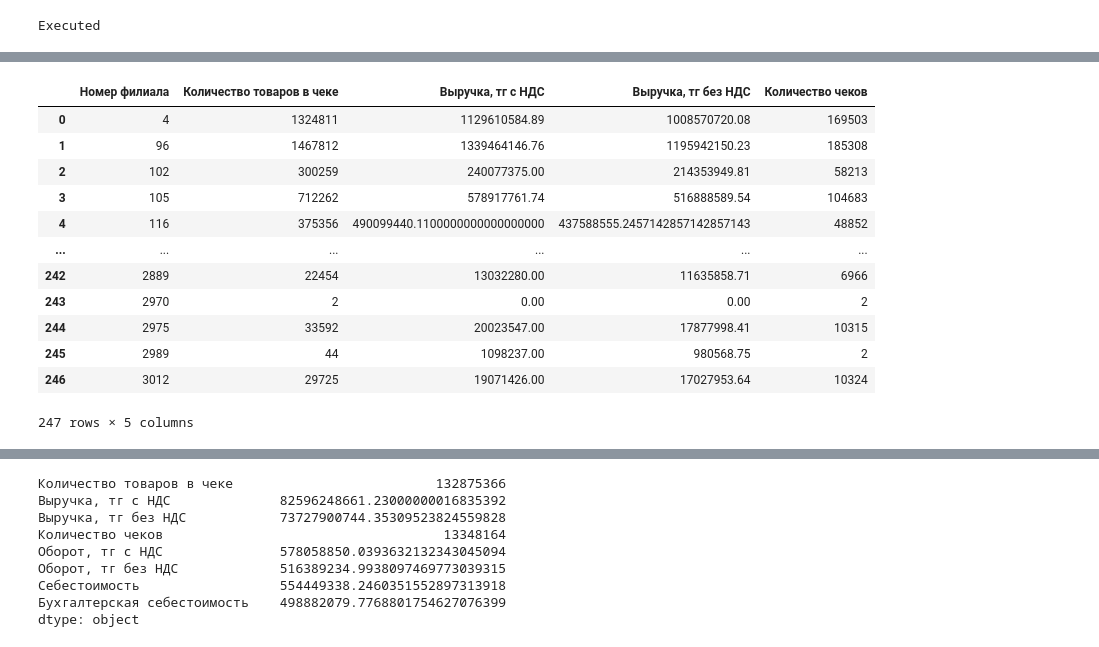
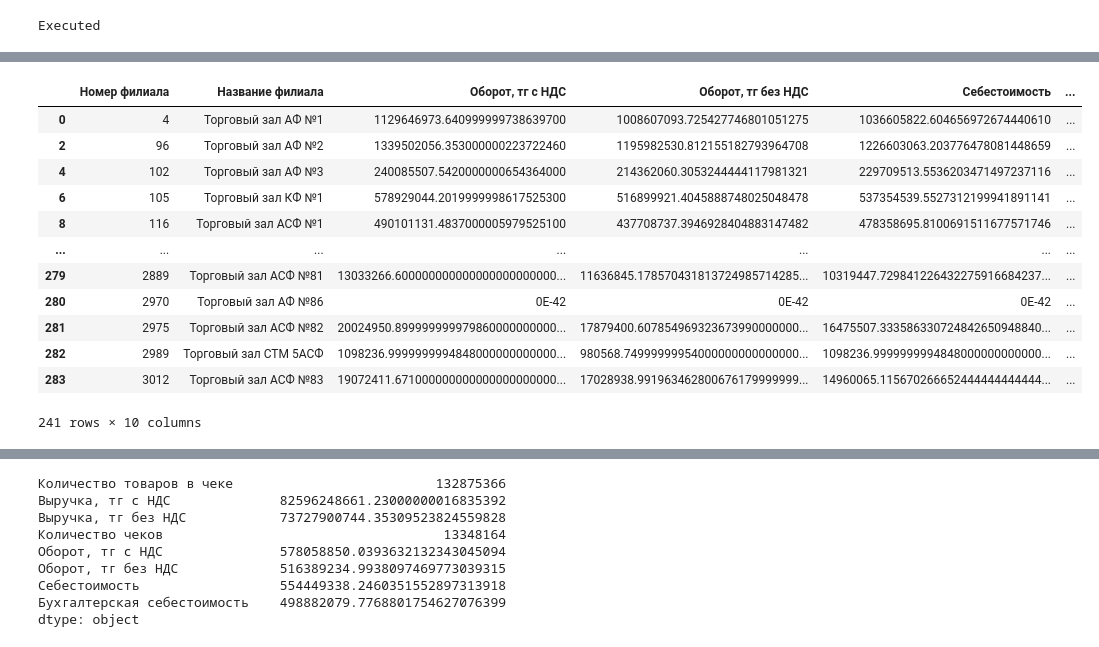
Before and after one commit to OPELsinus/robot-2t-dwh, a Jupyter notebook: 1583_DWH.ipynb, the cells around one changed output, grey strips where cells are left out. Cells and saved outputs as stored; diff of their text form; code cells hidden in the pictures.

```diff
--- a/1583_DWH.ipynb
+++ b/1583_DWH.ipynb
@@ -244,8 +223,8 @@ df3 = df.copy()
 for i in df3['Номер филиала'].unique():
     print(i, df3[df3['Номер филиала'] == i].index)
     ids = df3[df3['Номер филиала'] == i].index
-    print(df3.loc[ids, df3.columns[1:]].sum())
-    df3.loc[ids[0], df3.columns[1:]] = df3.loc[ids, df3.columns[1:]].sum()
+    print(df3.loc[ids, df3.columns[2:]].sum())
+    df3.loc[ids[0], df3.columns[2:]] = df3.loc[ids, df3.columns[1:]].sum()
     try:
         df3 = df3.drop([ids[1]])
     except:
@@ -271,5 +266,3 @@ dtype: object
 # %%
-df3 = df3.reset_index()
-df3 = df3.drop(['index'], axis=1)
-df3
+df
 # %% [output]
@@ -294,8 +298,8 @@ for i in df3['Номер филиала']:
 # %%
-inds = []
-not_inds = []
-for i in range(len(df1)):
-    if df1.iloc[i].equals(df2.iloc[i]):
-        inds.append(i)
-    else:
-        not_inds.append(i)
+df4 = pd.concat([df2, df3], join='inner', axis=1)
+df4.columns = ['Номер филиала', 'Оборот, тг с НДС', 'Оборот, тг без НДС',
+       'Себестоимость', 'Бухгалтерская себестоимость', 'Номер филиала1',
+       'Название филиала', 'Количество товаров в чеке', 'Выручка, тг с НДС',
+       'Выручка, тг без НДС', 'Количество чеков']
+df4.insert(1, 'Название филиала', df4.pop('Название филиала'))
+df4
@@ -302,3 +320,4 @@ for i in range(len(df1)):
 # %%
-len(df3)
+df4 = df4.drop(['Номер филиала1'], axis=1)
+df4
 # %% [output]
@@ -318,16 +394,16 @@ len(df3)
 # %%
-df3
+df4
 # %% [output]
-|  | Номер филиала | Количество товаров в чеке | Выручка, тг с НДС | Выручка, тг без НДС | Количество чеков |
-| 0 | 4 | 1324811 | 1129610584.89 | 1008570720.08 | 169503 |
-| 1 | 96 | 1467812 | 1339464146.76 | 1195942150.23 | 185308 |
-| 2 | 102 | 300259 | 240077375.00 | 214353949.81 | 58213 |
-| 3 | 105 | 712262 | 578917761.74 | 516888589.54 | 104683 |
-| 4 | 116 | 375356 | 490099440.1100000000000000000 | 437588555.2457142857142857143 | 48852 |
-| ... | ... | ... | ... | ... | ... |
-| 242 | 2889 | 22454 | 13032280.00 | 11635858.71 | 6966 |
-| 243 | 2970 | 2 | 0.00 | 0.00 | 2 |
-| 244 | 2975 | 33592 | 20023547.00 | 17877998.41 | 10315 |
-| 245 | 2989 | 44 | 1098237.00 | 980568.75 | 2 |
-| 246 | 3012 | 29725 | 19071426.00 | 17027953.64 | 10324 |
+|  | Номер филиала | Название филиала | Оборот, тг с НДС | Оборот, тг без НДС | Себестоимость | ... |
+| 0 | 4 | Торговый зал АФ №1 | 1129646973.640999999738639700 | 1008607093.725427746801051275 | 1036605822.604656972674440610 | ... |
+| 2 | 96 | Торговый зал АФ №2 | 1339502056.353000000223722460 | 1195982530.812155182793964708 | 1226603063.203776478081448659 | ... |
+| 4 | 102 | Торговый зал АФ №3 | 240085507.5420000000654364000 | 214362060.3053244444117981321 | 229709513.5536203471497237116 | ... |
+| 6 | 105 | Торговый зал КФ №1 | 578929044.2019999998617525300 | 516899921.4045888748025048478 | 537354539.5527312199941891141 | ... |
+| 8 | 116 | Торговый зал АСФ №1 | 490101131.4837000005979525100 | 437708737.3946928404883147482 | 478358695.8100691511677571746 | ... |
+| ... | ... | ... | ... | ... | ... | ... |
+| 279 | 2889 | Торговый зал АСФ №81 | 13033266.600000000000000000000000... | 11636845.178570431813724985714285... | 10319447.729841226432275916684237... | ... |
+| 280 | 2970 | Торговый зал АФ №86 | 0E-42 | 0E-42 | 0E-42 | ... |
+| 281 | 2975 | Торговый зал АСФ №82 | 20024950.899999999979860000000000... | 17879400.607854969323673990000000... | 16475507.333586330724842650948840... | ... |
+| 282 | 2989 | Торговый зал СТМ 5АСФ | 1098236.9999999994848000000000000... | 980568.74999999954000000000000000... | 1098236.9999999994848000000000000... | ... |
+| 283 | 3012 | Торговый зал АСФ №83 | 19072411.671000000000000000000000... | 17028938.991963462800676179999999... | 14960065.115670266652444444444444... | ... |
-247 rows × 5 columns
+241 rows × 10 columns
```
Also changed, not shown: parts of 24 cells of this notebook.
